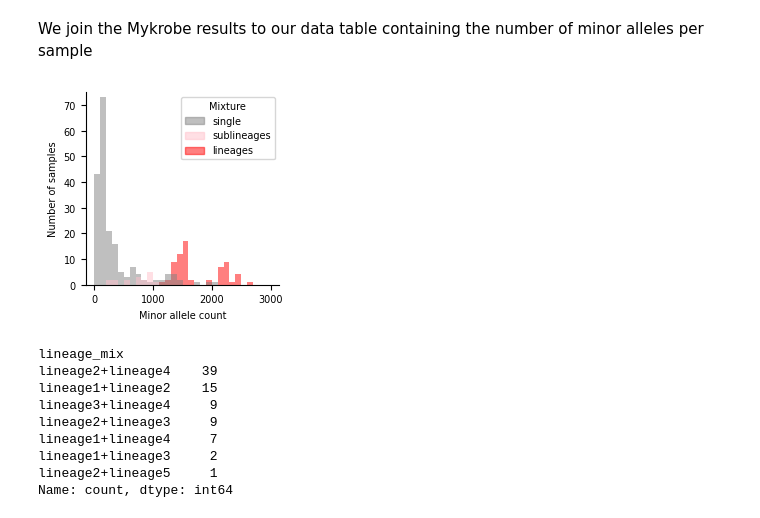
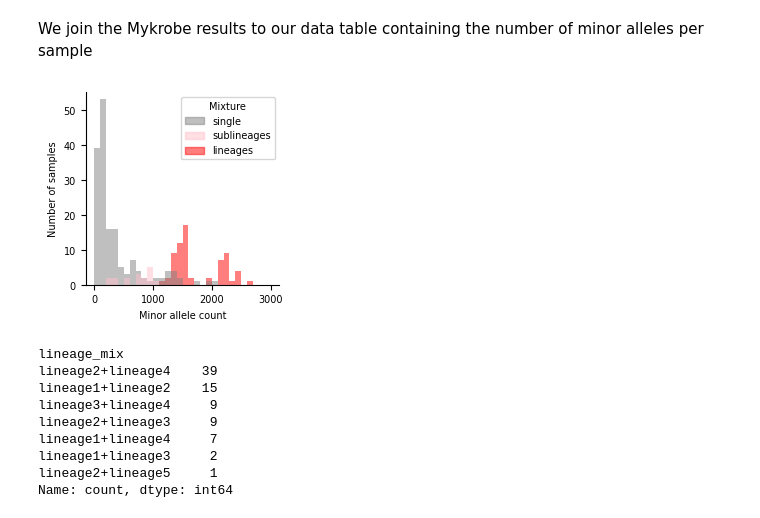
Before and after one commit to fowler-lab/tuberculosis-RNAP-subpopulations, a Jupyter notebook: analysis_refactored.ipynb, the cells around one changed output. Saved outputs shown, nothing was run; the diff lists cells and outputs as text; code cells hidden in the pictures.

Commit message:
subset data/ corrected IS_MINOR flag

```diff
--- a/analysis_refactored.ipynb
+++ b/analysis_refactored.ipynb
@@ -158,15 +103,0 @@ grouped_variants
-# %%
-mutations = mutations.merge(
-    grouped_variants[['COVERAGE']],
-    left_on=['UNIQUEID', 'GENE_MUTATION_POSITION'],
-    right_index=True,
-    how='left'  # Keeps all rows in `mutations`, adding NaN if no match
-)
-
-mutations['FRS'] = np.where(
-    mutations['IS_MINOR'],  # Condition: if IS_MINOR is True
-    mutations['MINOR_READS'] / mutations['COVERAGE'],  # Then: divide read count by coverage
-    1 # Else: set to 1, since all homogenous mutations have an FRS of NaN so set to unity
-)
-
-mutations
@@ -877,14 +767,11 @@ Now we need to reload the mutations table since we had it filtered to only RNAP
 # %%
-mutations = pd.read_parquet('data/cryptic_3/MUTATIONS.parquet', engine='pyarrow')
-mutations.reset_index(inplace=True)
+mutations = pd.read_parquet('data/cryptic_3/RES_MINOR_MUTATIONS.parquet', engine='pyarrow')
 
 mutations['GENE_MUTATION'] = np.where(
     mutations['IS_MINOR'],  # Condition: if IS_MINOR_ALLELE is True
     mutations['GENE'].astype(str) + '_' + mutations['MINOR_MUTATION'].astype(str),  # Then: use GENE + MINOR_MUTATION
     mutations['GENE'].astype(str) + '_' + mutations['MUTATION'].astype(str)  # Else: use GENE + MUTATION
 )
-mutations['GENE_MUTATION_POSITION'] = mutations.GENE.astype(str) + '_' + mutations.GENE_POSITION.astype(str)
-mutations
 
 mutations.set_index(['UNIQUEID','MINOR_MUTATION'], inplace=True)
 
@@ -958,17 +804,0 @@ grouped_variants
-# %%
-solo_other_mutations = solo_other_mutations.merge(
-    grouped_variants[['COVERAGE']],
-    left_on=['UNIQUEID', 'GENE_MUTATION_POSITION'],
-    right_index=True,
-    how='left'  # Keeps all rows in `mutations`, adding NaN if no match
-)
-
-solo_other_mutations['FRS'] = np.where(
-    solo_other_mutations['IS_MINOR'],  # Condition: if IS_MINOR is True
-    solo_other_mutations['MINOR_READS'] / solo_other_mutations['COVERAGE'],  # Then: divide read count by coverage
-    1 # Else: set to 1, since all homogenous mutations have an FRS of NaN so set to unity
-)
-
-#here we need to ignore any null calls, any non minor calls and we set a threshold based on `COV`
-solo_other_variants = solo_other_mutations[(solo_other_mutations.IS_MINOR) & (~solo_other_mutations.IS_NULL) & (solo_other_mutations.COVERAGE>5) & (solo_other_mutations.FRS<0.9)]
-solo_other_variants
@@ -1136,36 +970,36 @@ legend_order = ['single', 'sublineages', 'lineages']
 
 # Store proxies for the legend
 legend_proxies = {}
 
 # Loop through each group and plot its histogram
 for (label, group), color in zip(groups, colors):
     group['minor_count'].plot(
         kind='hist',
         bins=range(0, 3100, 100),  # Adjust bin size if necessary
         color=color,
         alpha=0.5,  # Make bars semi-transparent for overlapping
         label=label,
         ax=ax
     )
     # Create a proxy artist for the legend
     if label in legend_order:
         legend_proxies[label] = mpatches.Patch(color=color, alpha=0.5)
 
 # Add the legend with the correct order
 ordered_proxies = [legend_proxies[label] for label in legend_order]
 ax.legend(ordered_proxies, legend_order, title='Mixture', loc='upper right')
 
 # Add labels and customize appearance
-ax.set_ylim(0, 75)
-ax.set_yticks(range(0, 80, 10))
+ax.set_ylim(0, 55)
+ax.set_yticks(range(0, 60, 10))
 ax.set_xlabel('Minor allele count')
 ax.set_ylabel('Number of samples')
 ax.spines["top"].set_visible(False)
 ax.spines["right"].set_visible(False)
 
 fig.savefig('pdf/bar-lineage-minor-allele-counts.pdf', bbox_inches='tight', transparent=True)
 # %% [output]
-[figure, old version]
+[figure, new version]
 # %%
 variant_count_all_Mykrobe.lineage_2.value_counts()
 variant_count_all_Mykrobe['lineage_1_main'] = variant_count_all_Mykrobe.lineage_1.apply(lambda x: x.split('.')[0] if isinstance(x, str) and '.' in x else x)
```
Also changed, not shown: parts of 43 cells of this notebook, 5 other files.
